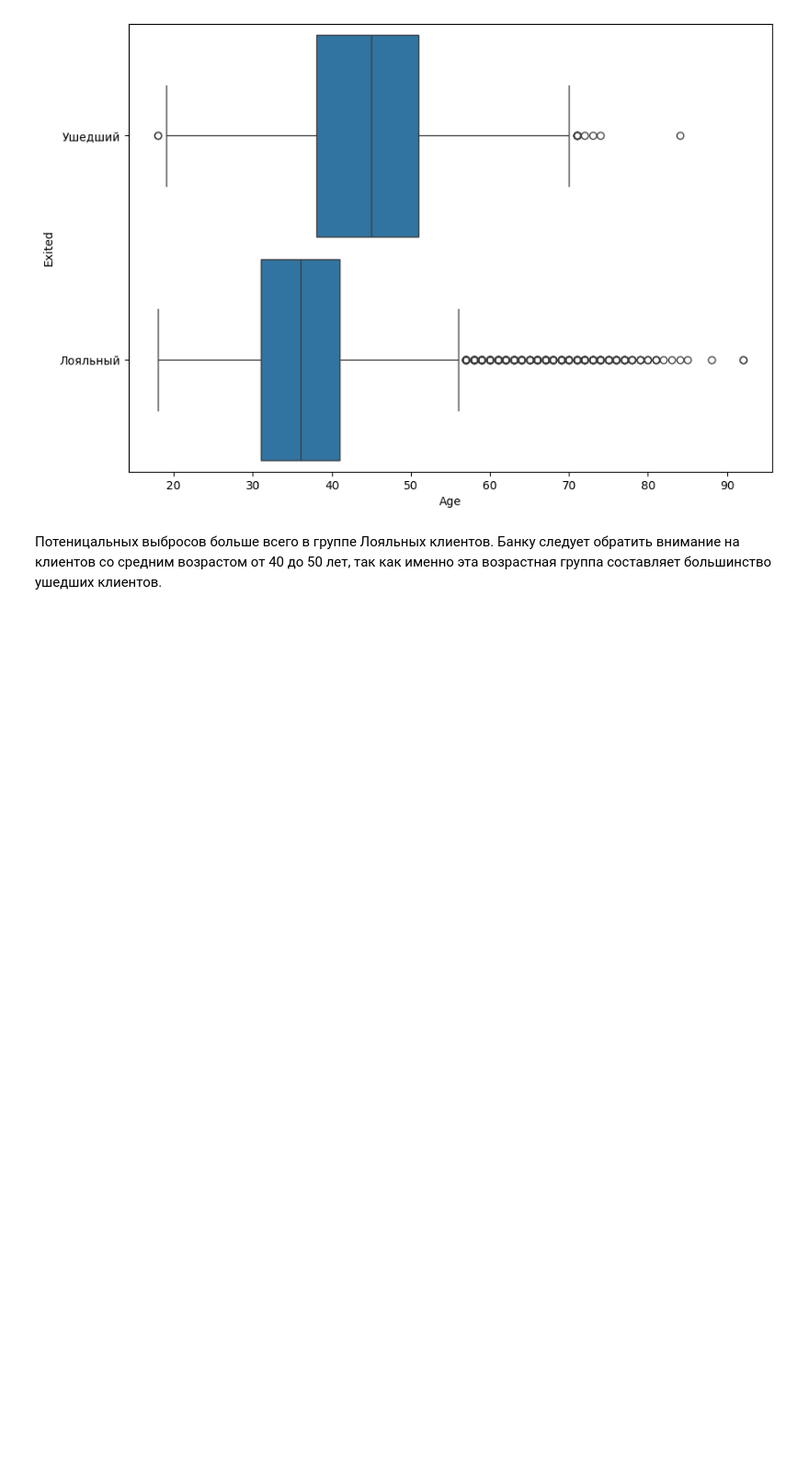
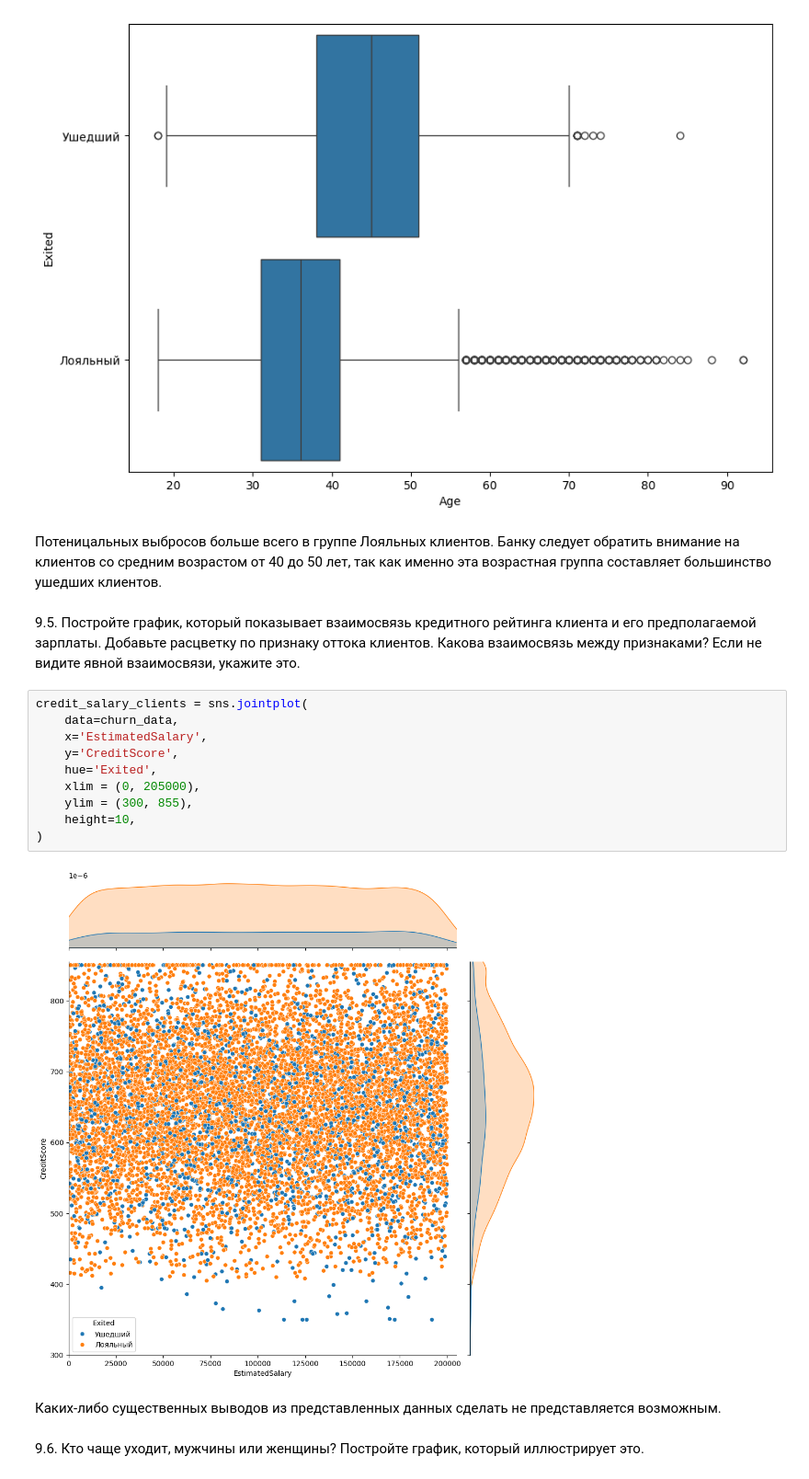
Before and after one commit to Coasting-Now/SF_Pandas, a Jupyter notebook: SF_Pandas/SF_PY_Visualization_Test/vis_test.ipynb, the cells around one changed output. Shown at 92% size. Drawn from its saved outputs; the diff is of its cells as text; blank space fills up the shorter version.

```diff
--- a/SF_Pandas/SF_PY_Visualization_Test/vis_test.ipynb
+++ b/SF_Pandas/SF_PY_Visualization_Test/vis_test.ipynb
@@ -120,3 +120,21 @@ boxplot = sns.boxplot(
 [figure]
 # %% [markdown]
 Потеницальных выбросов больше всего в группе Лояльных клиентов. Банку следует обратить внимание на клиентов со средним возрастом от 40 до 50 лет, так как именно эта возрастная группа составляет большинство ушедших клиентов.
+# %% [markdown]
+9.5. Постройте график, который показывает взаимосвязь кредитного рейтинга клиента и его предполагаемой зарплаты. Добавьте расцветку по признаку оттока клиентов. Какова взаимосвязь между признаками? Если не видите явной взаимосвязи, укажите это.
+# %%
+credit_salary_clients = sns.jointplot(
+    data=churn_data,
+    x='EstimatedSalary',
+    y='CreditScore',
+    hue='Exited',
+    xlim = (0, 205000),
+    ylim = (300, 855),
+    height=10,
+)
+# %% [output]
+[figure, added]
+# %% [markdown]
+Каких-либо существенных выводов из представленных данных сделать не представляется возможным.
+# %% [markdown]
+9.6. Кто чаще уходит, мужчины или женщины? Постройте график, который иллюстрирует это.
```
Also changed, not shown: parts of 1 cell of this notebook.
